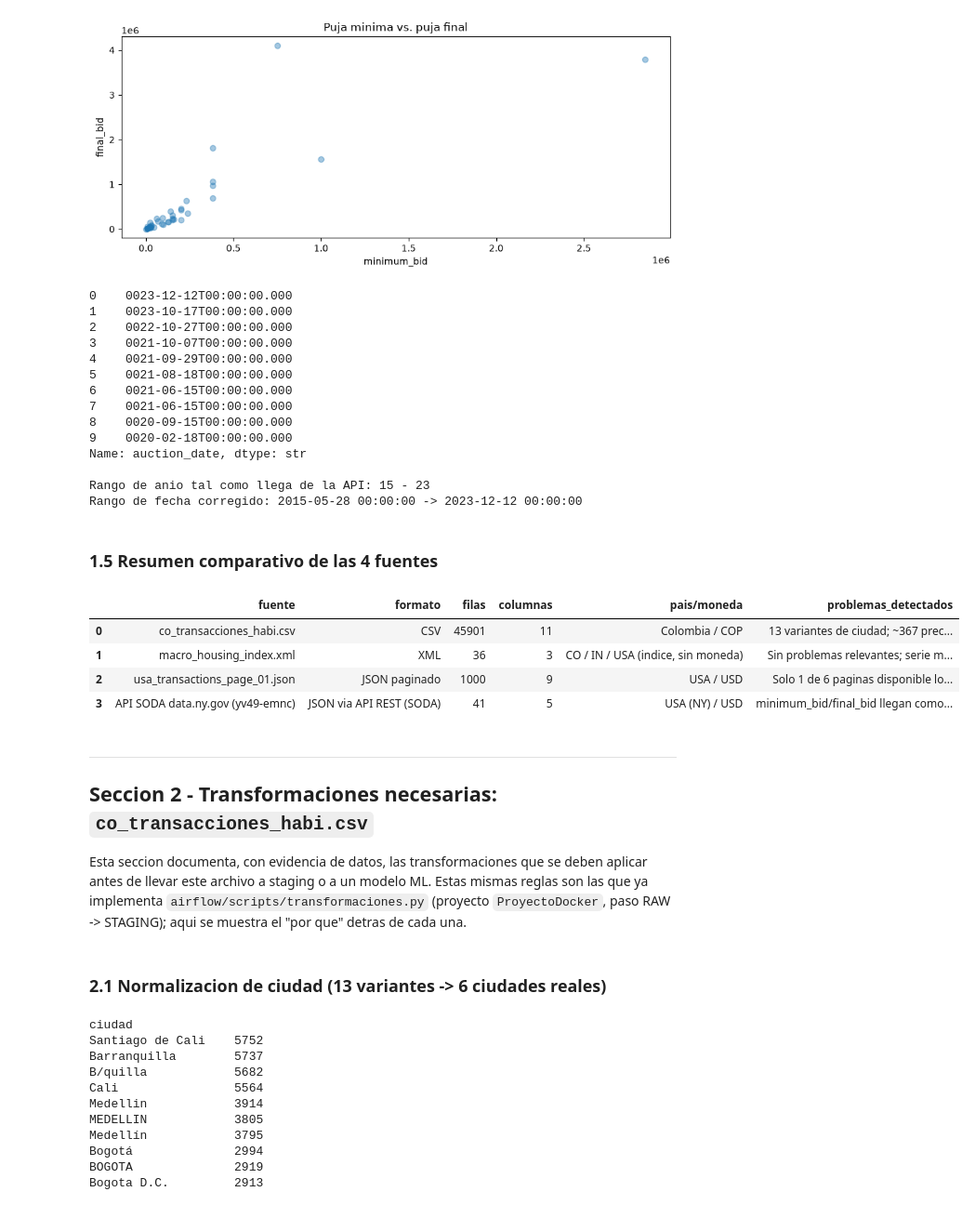
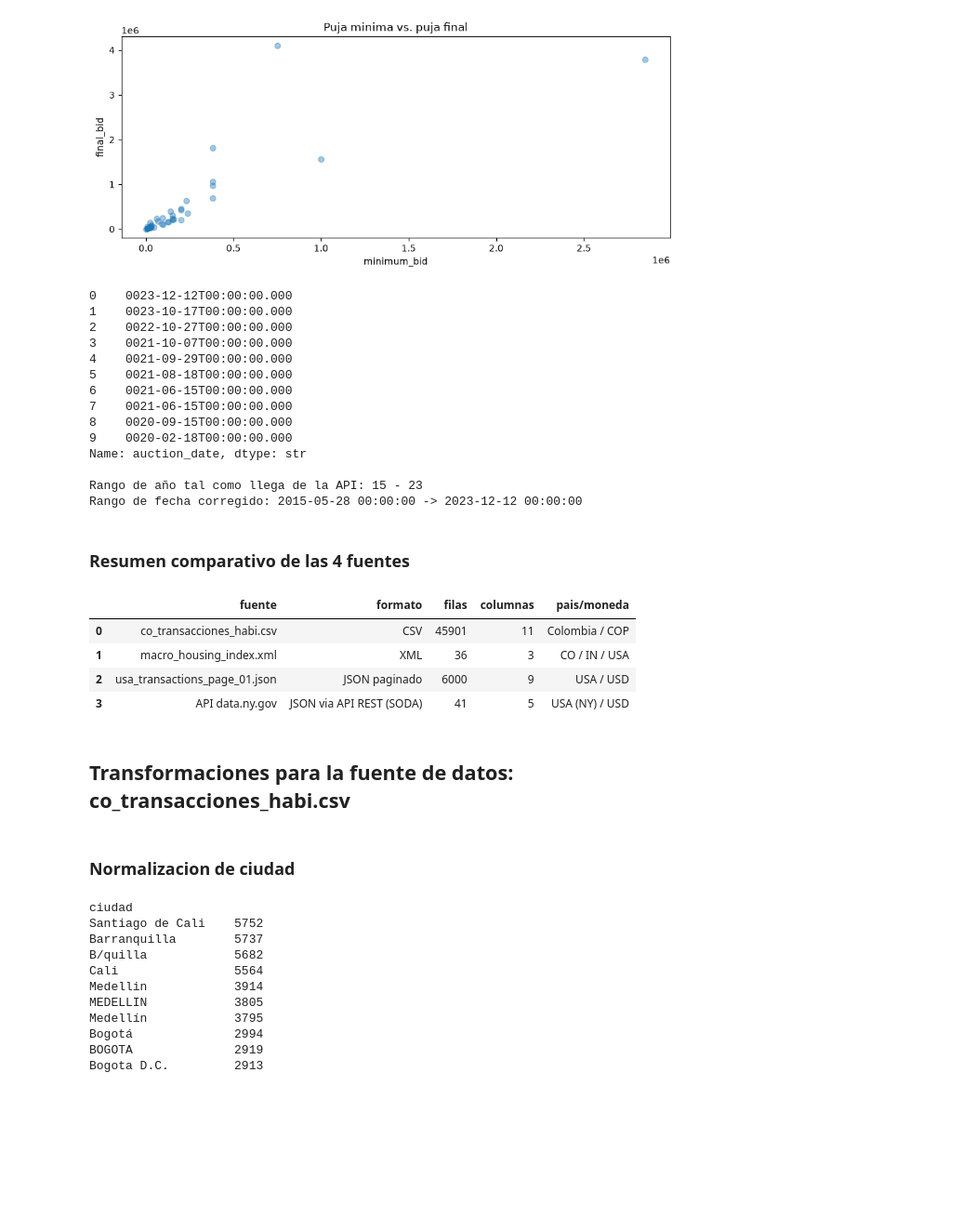
Before and after one commit to rivancamilo/pipeline_gcp, a Jupyter notebook: EDA/EDA.ipynb, the cells around one changed output. Shown at 93% size. Cells and saved outputs as stored; diff of their text form; code cells hidden in the pictures; blank space fills up the shorter version.

Commit message:
Versionamos los archivos de los analisis iniciales

```diff
--- a/EDA/EDA.ipynb
+++ b/EDA/EDA.ipynb
@@ -356,10 +364,5 @@ en el pipeline de Airflow.
 # %%
-def descargar_api_soda(url_base, limit_pagina=1000, max_paginas=20):
-    """Descarga todos los registros de una API SODA paginando con $limit/$offset.
-
-    max_paginas es una salvaguarda para uso interactivo en notebook (evita un
-    loop involuntariamente largo); en el pipeline productivo no hay ese limite.
-    """
+def descargar_api(url_base, limit_pagina=1000, max_paginas=20):
     registros = []
     offset = 0
     for _ in range(max_paginas):
@@ -377,9 +380,3 @@ def descargar_api_soda(url_base, limit_pagina=1000, max_paginas=20):
             break
         offset += limit_pagina
     return registros
-
-
-registros_ny = descargar_api_soda(URL_API_NY)
-df_api = pd.DataFrame(registros_ny)
-print(f"Filas descargadas: {len(df_api):,}  |  Columnas: {df_api.shape[1]}")
-df_api.head()
@@ -393,0 +383,5 @@ Filas descargadas: 41  |  Columnas: 5
+# %%
+registros_ny = descargar_api(URL_API_NY)
+df_api = pd.DataFrame(registros_ny)
+print(f"Filas descargadas: {len(df_api):,}  |  Columnas: {df_api.shape[1]}")
+df_api.head()
@@ -442,13 +444,13 @@ plt.show()
 # %% [output]
 [figure]
 # %%
-# Chequeo de calidad: auction_date llega con el anio corrido (ej. '0023' en vez de '2023')
+#Revisamos los años de las fechas
 print(df_api["auction_date"].head(10))
 
 anio_crudo = df_api["auction_date"].str.slice(0, 4).astype(int)
-print("\nRango de anio tal como llega de la API:", anio_crudo.min(), "-", anio_crudo.max())
+print("\nRango de año tal como llega de la API:", anio_crudo.min(), "-", anio_crudo.max())
 
-# Correccion propuesta: sumar 2000 al anio antes de parsear como fecha
+#Corregimos los años de las fechas
 auction_date_corregida = pd.to_datetime(
     (anio_crudo + 2000).astype(str) + df_api["auction_date"].str.slice(4), errors="coerce"
 )
@@ -466,73 +468,55 @@ print("Rango de fecha corregido:", auction_date_corregida.min(), "->", auction_d
 9    0020-02-18T00:00:00.000
 Name: auction_date, dtype: str
 
-Rango de anio tal como llega de la API: 15 - 23
+Rango de año tal como llega de la API: 15 - 23
 Rango de fecha corregido: 2015-05-28 00:00:00 -> 2023-12-12 00:00:00
 # %% [markdown]
-### 1.5 Resumen comparativo de las 4 fuentes
+### Resumen comparativo de las 4 fuentes
 # %%
 resumen_fuentes = pd.DataFrame([
     {
         "fuente": "co_transacciones_habi.csv",
         "formato": "CSV",
         "filas": len(df_csv),
         "columnas": df_csv.shape[1],
-        "pais/moneda": "Colombia / COP",
-        "problemas_detectados": (
-            "13 variantes de ciudad; ~367 precio_cop vacios (target); "
-            "~900 ids repetidos; 1 id con prefijo invalido; posibles duplicados de negocio"
-        ),
+        "pais/moneda": "Colombia / COP"
+
     },
     {
         "fuente": "macro_housing_index.xml",
         "formato": "XML",
         "filas": len(df_xml),
         "columnas": df_xml.shape[1],
-        "pais/moneda": "CO / IN / USA (indice, sin moneda)",
-        "problemas_detectados": "Sin problemas relevantes; serie mensual limpia",
+        "pais/moneda": "CO / IN / USA"
     },
     {
         "fuente": "usa_transactions_page_01.json",
         "formato": "JSON paginado",
         "filas": len(df_json),
-        "columnas": df_json.shape[1],
-        "pais/moneda": "USA / USD",
-        "problemas_detectados": (
-            "Solo 1 de 6 paginas disponible localmente; anio invalido en algunas "
-            "transaction_date (formato '0024-...' en vez de '2024-...')"
-        ),
+        "columnas": df_json_completo.shape[1],
+        "pais/moneda": "USA / USD"
     },
     {
-        "fuente": "API SODA data.ny.gov (yv49-emnc)",
+        "fuente": "API data.ny.gov",
         "formato": "JSON via API REST (SODA)",
         "filas": len(df_api),
         "columnas": df_api.shape[1],
-        "pais/moneda": "USA (NY) / USD",
-        "problemas_detectados": (
-            "minimum_bid/final_bid llegan como texto; auction_date con anio corrido "
-            "(ej. 0023 en vez de 2023)"
-        ),
+        "pais/moneda": "USA (NY) / USD"
     },
 ])
 resumen_fuentes
 # %% [output]
-|  | fuente | formato | filas | columnas | pais/moneda | problemas_detectados |
-| 0 | co_transacciones_habi.csv | CSV | 45901 | 11 | Colombia / COP | 13 variantes de ciudad; ~367 prec... |
-| 1 | macro_housing_index.xml | XML | 36 | 3 | CO / IN / USA (indice, sin moneda) | Sin problemas relevantes; serie m... |
-| 2 | usa_transactions_page_01.json | JSON paginado | 1000 | 9 | USA / USD | Solo 1 de 6 paginas disponible lo... |
-| 3 | API SODA data.ny.gov (yv49-emnc) | JSON via API REST (SODA) | 41 | 5 | USA (NY) / USD | minimum_bid/final_bid llegan como... |
+|  | fuente | formato | filas | columnas | pais/moneda |
+| 0 | co_transacciones_habi.csv | CSV | 45901 | 11 | Colombia / COP |
+| 1 | macro_housing_index.xml | XML | 36 | 3 | CO / IN / USA |
+| 2 | usa_transactions_page_01.json | JSON paginado | 6000 | 9 | USA / USD |
+| 3 | API data.ny.gov | JSON via API REST (SODA) | 41 | 5 | USA (NY) / USD |
 # %% [markdown]
----
-## Seccion 2 - Transformaciones necesarias: `co_transacciones_habi.csv`
-
-Esta seccion documenta, con evidencia de datos, las transformaciones que se deben
-aplicar antes de llevar este archivo a staging o a un modelo ML. Estas mismas reglas
-son las que ya implementa `airflow/scripts/transformaciones.py` (proyecto
-`ProyectoDocker`, paso RAW -> STAGING); aqui se muestra el "por que" detras de cada una.
+## Transformaciones para la fuente de datos: co_transacciones_habi.csv
 # %%
 df = df_csv.copy()
 # %% [markdown]
-### 2.1 Normalizacion de ciudad (13 variantes -> 6 ciudades reales)
+### Normalizacion de ciudad
 # %%
 print(df["ciudad"].value_counts())
 # %% [output]
```
Also changed, not shown: parts of 44 cells of this notebook, 1 other file.
